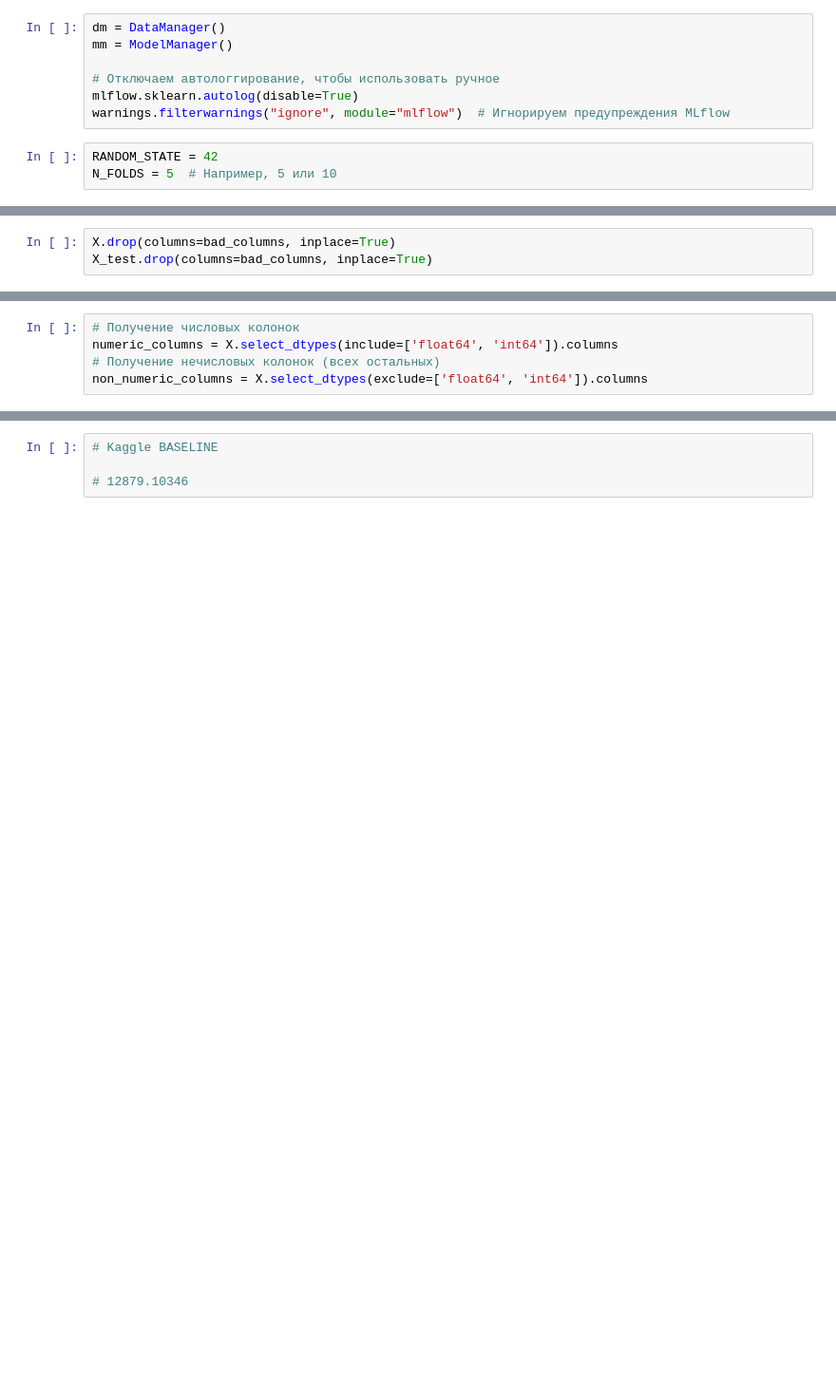
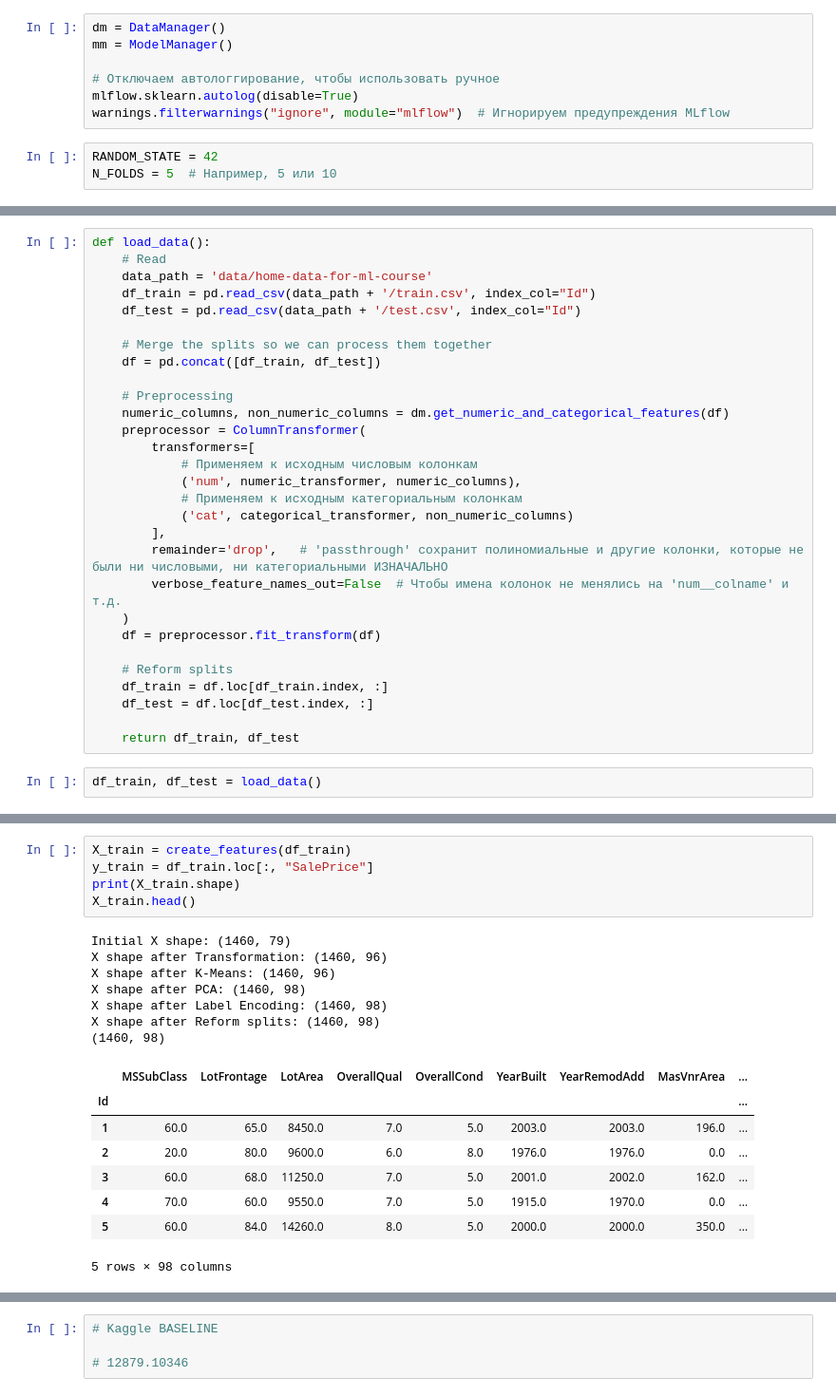
Before and after one commit to UNREALre/ML-experiments, a Jupyter notebook: kaggle/housing_prices/Baseline_FE_Advanced.ipynb, the cells around one changed output, grey strips where cells are left out. Shown at 95% size. Cells and saved outputs as stored; diff of their text form; blank space fills up the shorter version.

```diff
--- a/kaggle/housing_prices/Baseline_FE_Advanced.ipynb
+++ b/kaggle/housing_prices/Baseline_FE_Advanced.ipynb
@@ -95,3 +69,0 @@ print(X_test.shape)
-# %%
-X.drop(columns=bad_columns, inplace=True)
-X_test.drop(columns=bad_columns, inplace=True)
@@ -211,5 +69,0 @@ Example processed X:
-# %%
-# Получение числовых колонок
-numeric_columns = X.select_dtypes(include=['float64', 'int64']).columns
-# Получение нечисловых колонок (всех остальных)
-non_numeric_columns = X.select_dtypes(exclude=['float64', 'int64']).columns
@@ -430,0 +276,31 @@ submission_single.head()
+# %%
+def load_data():
+    # Read
+    data_path = 'data/home-data-for-ml-course'
+    df_train = pd.read_csv(data_path + '/train.csv', index_col="Id")
+    df_test = pd.read_csv(data_path + '/test.csv', index_col="Id")
+
+    # Merge the splits so we can process them together
+    df = pd.concat([df_train, df_test])
+
+    # Preprocessing
+    numeric_columns, non_numeric_columns = dm.get_numeric_and_categorical_features(df)
+    preprocessor = ColumnTransformer(
+        transformers=[
+            # Применяем к исходным числовым колонкам
+            ('num', numeric_transformer, numeric_columns),
+            # Применяем к исходным категориальным колонкам
+            ('cat', categorical_transformer, non_numeric_columns)
+        ],
+        remainder='drop',   # 'passthrough' сохранит полиномиальные и другие колонки, которые не были ни числовыми, ни категориальными ИЗНАЧАЛЬНО
+        verbose_feature_names_out=False  # Чтобы имена колонок не менялись на 'num__colname' и т.д.
+    )
+    df = preprocessor.fit_transform(df)
+
+    # Reform splits
+    df_train = df.loc[df_train.index, :]
+    df_test = df.loc[df_test.index, :]
+
+    return df_train, df_test
+# %%
+df_train, df_test = load_data()
@@ -430,0 +375,21 @@ submission_single.head()
+# %%
+X_train = create_features(df_train)
+y_train = df_train.loc[:, "SalePrice"]
+print(X_train.shape)
+X_train.head()
+# %% [output]
+Initial X shape: (1460, 79)
+X shape after Transformation: (1460, 96)
+X shape after K-Means: (1460, 96)
+X shape after PCA: (1460, 98)
+X shape after Label Encoding: (1460, 98)
+X shape after Reform splits: (1460, 98)
+(1460, 98)
+|  | MSSubClass | LotFrontage | LotArea | OverallQual | OverallCond | YearBuilt | YearRemodAdd | MasVnrArea | ... |
+| Id |  |  |  |  |  |  |  |  | ... |
+| 1 | 60.0 | 65.0 | 8450.0 | 7.0 | 5.0 | 2003.0 | 2003.0 | 196.0 | ... |
+| 2 | 20.0 | 80.0 | 9600.0 | 6.0 | 8.0 | 1976.0 | 1976.0 | 0.0 | ... |
+| 3 | 60.0 | 68.0 | 11250.0 | 7.0 | 5.0 | 2001.0 | 2002.0 | 162.0 | ... |
+| 4 | 70.0 | 60.0 | 9550.0 | 7.0 | 5.0 | 1915.0 | 1970.0 | 0.0 | ... |
+| 5 | 60.0 | 84.0 | 14260.0 | 8.0 | 5.0 | 2000.0 | 2000.0 | 350.0 | ... |
+5 rows × 98 columns
```
Also changed, not shown: parts of 34 cells of this notebook, 9 other files.
